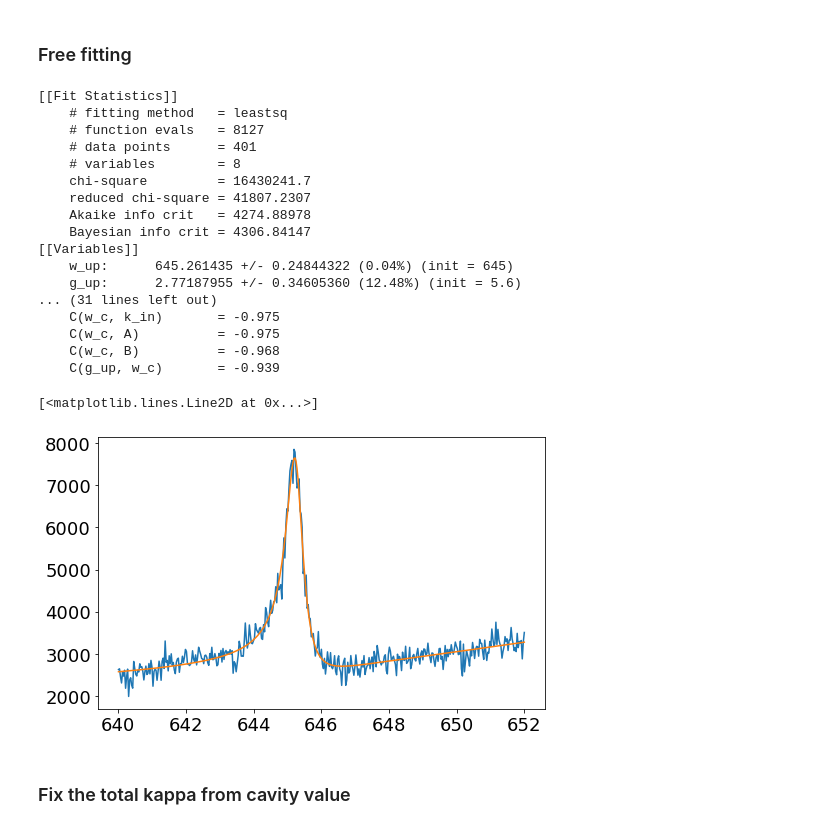
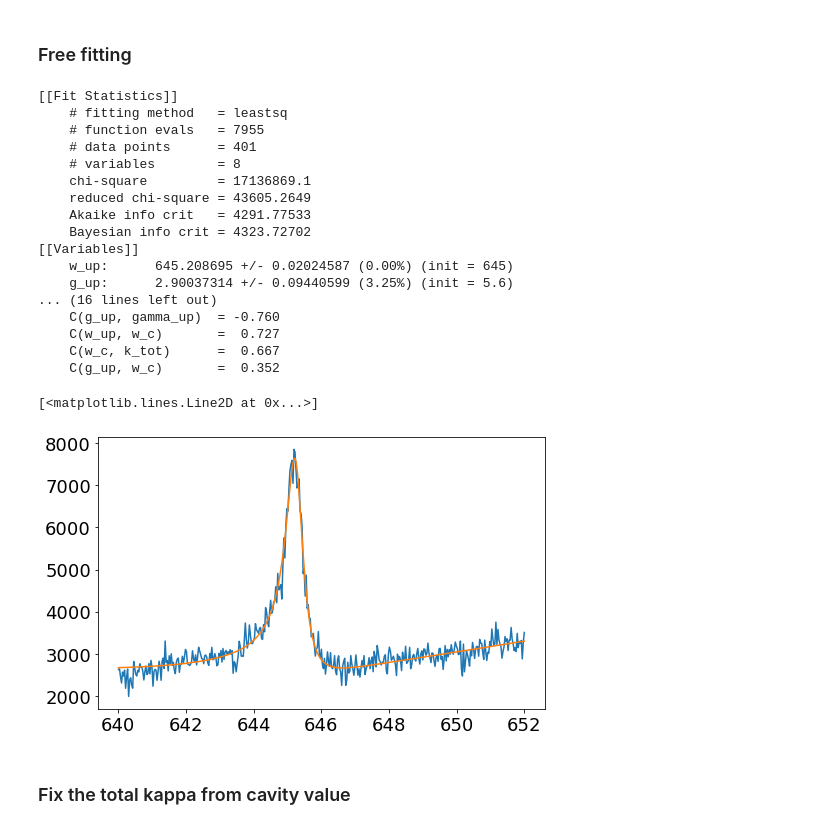
Before and after one commit to huanyanqi/siv-cqed-model, a Jupyter notebook: notebooks/fitting data - 20210324.ipynb, the cells around one changed output. Saved outputs shown, nothing was run; the diff lists cells and outputs as text; code cells hidden in the pictures.

```diff
--- a/notebooks/fitting data - 20210324.ipynb
+++ b/notebooks/fitting data - 20210324.ipynb
@@ -203,41 +203,41 @@ plt.errorbar(siv_freqs, siv_mean, yerr=siV_error, errorevery=5, ecolor="r", caps
 # %%
 params = Parameters()
 params.add_many(
     Parameter('w_up', value=645, min=644, max=646),
     Parameter('g_up', value=5.6, min=1, max=20),
     Parameter('gamma_up', value=0.1, min=0, max=5),
     Parameter('w_c', value=715, min=0, max=1000),
-    Parameter('k_in', value=20, min=0, max=100),
-    Parameter('k_tot', value=33, min=0, max=250),
+    Parameter('k_in', value=100, min=0, max=200),
+    Parameter('k_tot', value=150, min=0, max=300),
     Parameter('A', value=6000, min=5000, max=900000),
     Parameter('B', value=0.1, min=0, max=1000),
 )
 
 results = fitter.fit_reflection(params, siv_freqs, siv_mean, fit_func=fitter.single_siv_ref)
 lmfit.report_fit(results)
 
 plt.plot(siv_freqs, siv_mean)
 plt.plot(siv_freqs, siv_mean + results.residual)
 # %% [output]
 [[Fit Statistics]]
     # fitting method   = leastsq
-    # function evals   = 8127
+    # function evals   = 7955
     # data points      = 401
     # variables        = 8
-    chi-square         = 16430241.7
-    reduced chi-square = 41807.2307
-    Akaike info crit   = 4274.88978
-    Bayesian info crit = 4306.84147
+    chi-square         = 17136869.1
+    reduced chi-square = 43605.2649
+    Akaike info crit   = 4291.77533
+    Bayesian info crit = 4323.72702
 [[Variables]]
-    w_up:      645.261435 +/- 0.24844322 (0.04%) (init = 645)
-    g_up:      2.77187955 +/- 0.34605360 (12.48%) (init = 5.6)
-... (31 lines left out)
-    C(w_c, k_in)       = -0.975
-    C(w_c, A)          = -0.975
-    C(w_c, B)          = -0.968
-    C(g_up, w_c)       = -0.939
+    w_up:      645.208695 +/- 0.02024587 (0.00%) (init = 645)
+    g_up:      2.90037314 +/- 0.09440599 (3.25%) (init = 5.6)
+... (16 lines left out)
+    C(g_up, gamma_up)  = -0.760
+    C(w_up, w_c)       =  0.727
+    C(w_c, k_tot)      =  0.667
+    C(g_up, w_c)       =  0.352
 [<matplotlib.lines.Line2D at 0x...>]
-[figure, old version]
+[figure, new version]
 # %% [markdown]
 ### Fix the total kappa from cavity value
 # %%
```
Also changed, not shown: parts of 6 cells of this notebook.
